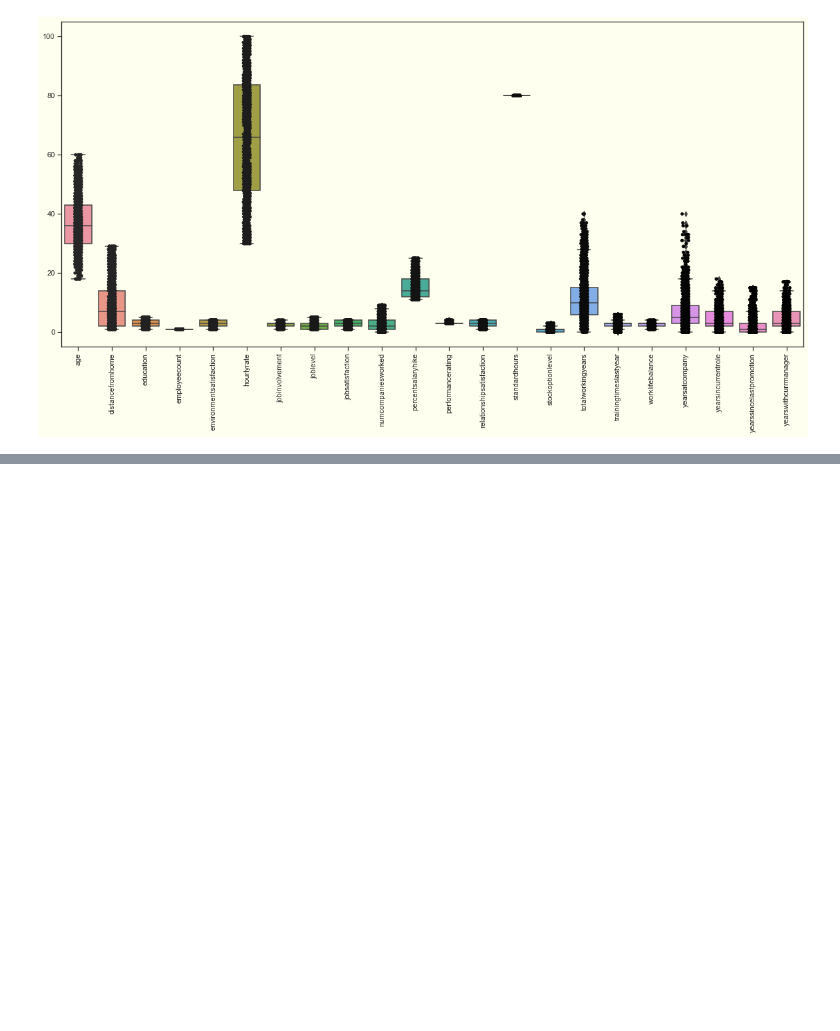
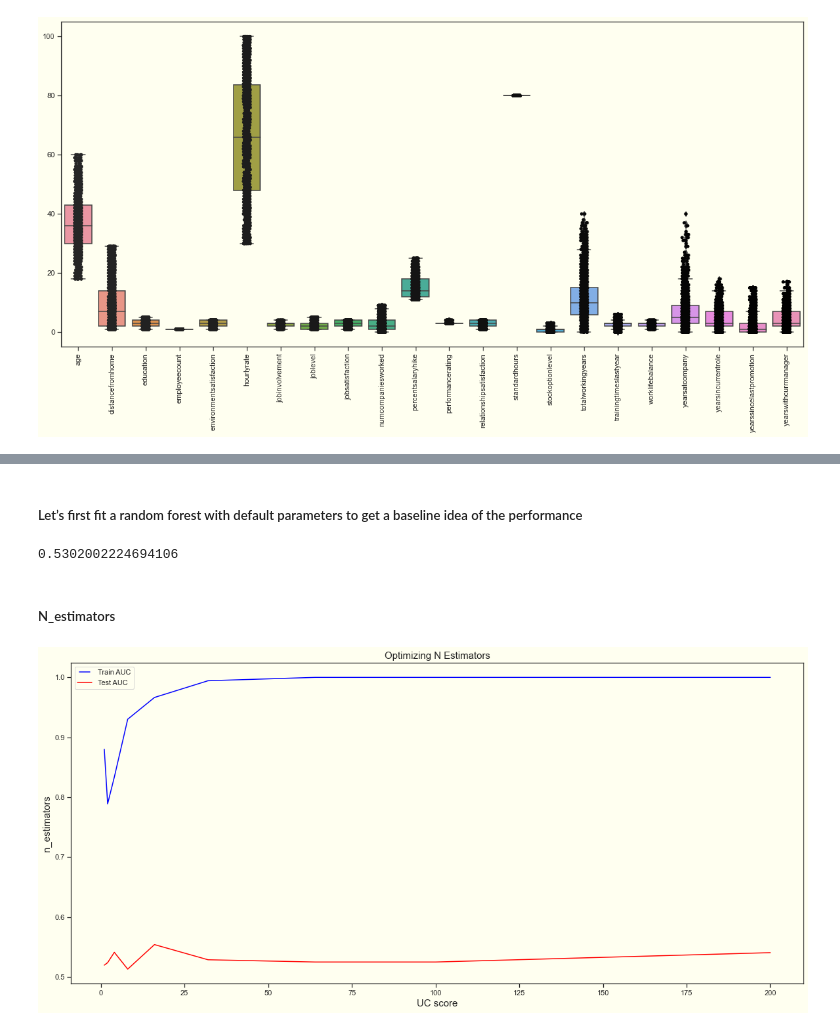
Before and after one commit to dalemunroe/project-4_group-2, a Jupyter notebook: project4_dm_sql.ipynb, the cells around one changed output, grey strips where cells are left out. Drawn from its saved outputs; the diff is of its cells as text; code cells hidden in the pictures; blank space fills up the shorter version.

Commit message:
Random Forrest Evaluation Complete

```diff
--- a/project4_dm_sql.ipynb
+++ b/project4_dm_sql.ipynb
@@ -284,0 +398,15 @@ plt.savefig('heatmap.png', dpi=300, bbox_inches='tight')
+# %%
+from sklearn.model_selection import train_test_split
+X_train, X_test, y_train, y_test = train_test_split(X,y,test_size=0.25)
+# %% [markdown]
+##### Let’s first fit a random forest with default parameters to get a baseline idea of the performance
+# %%
+rf = RandomForestClassifier()
+rf.fit(X_train, y_train)
+# > RandomForestClassifier(bootstrap=True, class_weight=None, criterion=’gini’,
+#  max_depth=None, max_features=’auto’, max_leaf_nodes=None,
+#  min_impurity_split=1e-07, min_samples_leaf=1,
+#  min_samples_split=2, min_weight_fraction_leaf=0.0,
+#  n_estimators=10, n_jobs=1, oob_score=False, random_state=None,
+#  verbose=0, warm_start=False)
+y_pred = rf.predict(X_test)
@@ -284,0 +415,36 @@ plt.savefig('heatmap.png', dpi=300, bbox_inches='tight')
+# %%
+from sklearn.metrics import roc_curve, auc
+false_positive_rate, true_positive_rate, thresholds = roc_curve(y_test, y_pred)
+roc_auc = auc(false_positive_rate, true_positive_rate)
+roc_auc
+# %% [output]
+0.5302002224694106
+# %% [markdown]
+##### N_estimators
+# %%
+n_estimators = [1, 2, 4, 8, 16, 32, 64, 100, 200]
+train_results = []
+test_results = []
+for estimator in n_estimators:
+   rf = RandomForestClassifier(n_estimators=estimator, n_jobs=-1)
+   rf.fit(X_train, y_train)
+   train_pred = rf.predict(X_train)
+   false_positive_rate, true_positive_rate, thresholds = roc_curve(y_train, train_pred)
+   roc_auc = auc(false_positive_rate, true_positive_rate)
+   train_results.append(roc_auc)
+   y_pred = rf.predict(X_test)
+   false_positive_rate, true_positive_rate, thresholds = roc_curve(y_test, y_pred)
+   roc_auc = auc(false_positive_rate, true_positive_rate)
+   test_results.append(roc_auc)
+from matplotlib.legend_handler import HandlerLine2D
+line1, = plt.plot(n_estimators, train_results, color = 'Blue', label= 'Train AUC')
+line2, = plt.plot(n_estimators, test_results, color = 'Red', label= 'Test AUC')
+plt.legend(handler_map={line1: HandlerLine2D(numpoints=2)})
+
+plt.xlabel("UC score", fontsize=15)
+plt.ylabel("n_estimators", fontsize=15)
+plt.title('Optimizing N Estimators',fontsize=15);
+
+plt.show()
+# %% [output]
+[figure, added]
```
Also changed, not shown: parts of 34 cells of this notebook, 1 other file.
